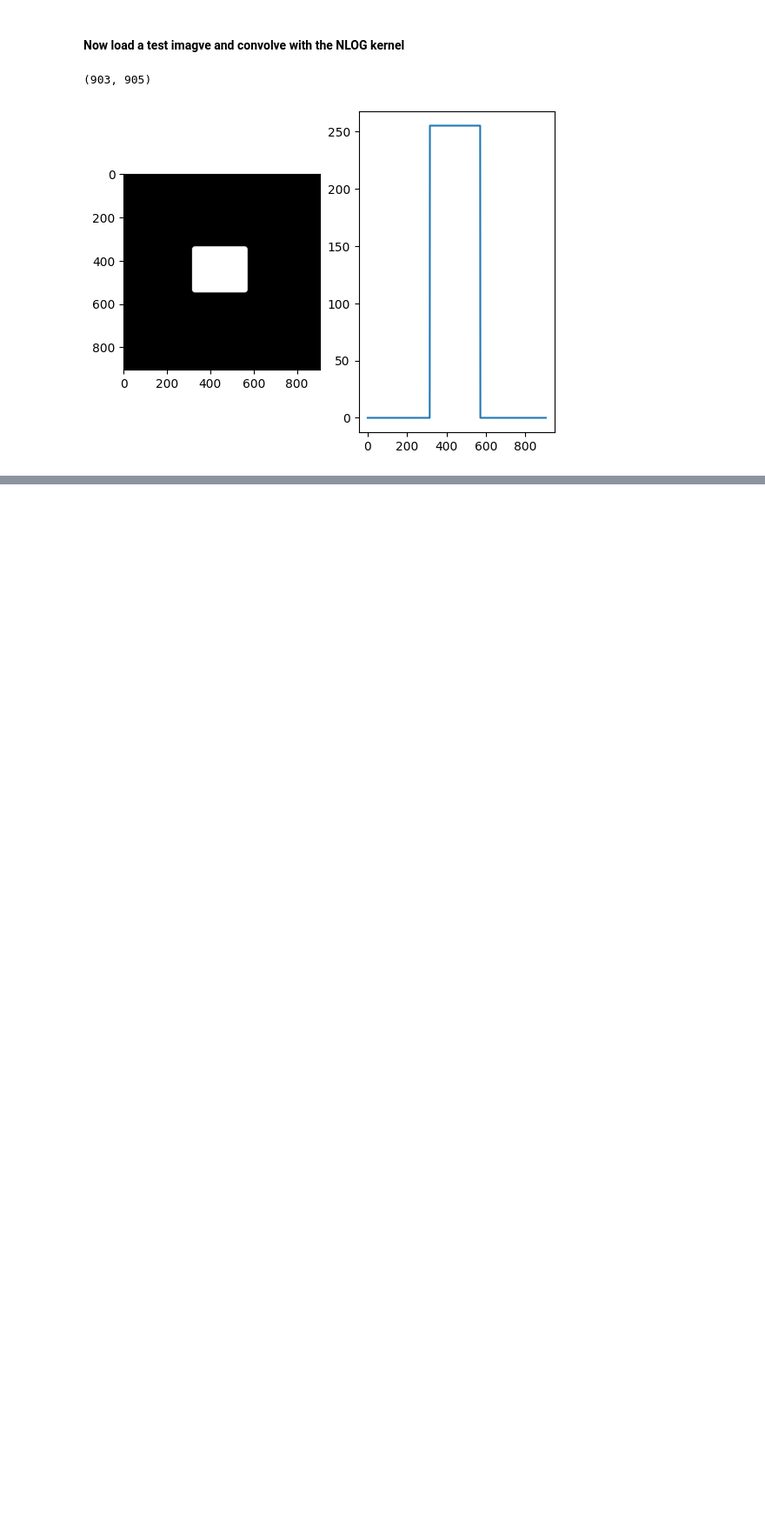
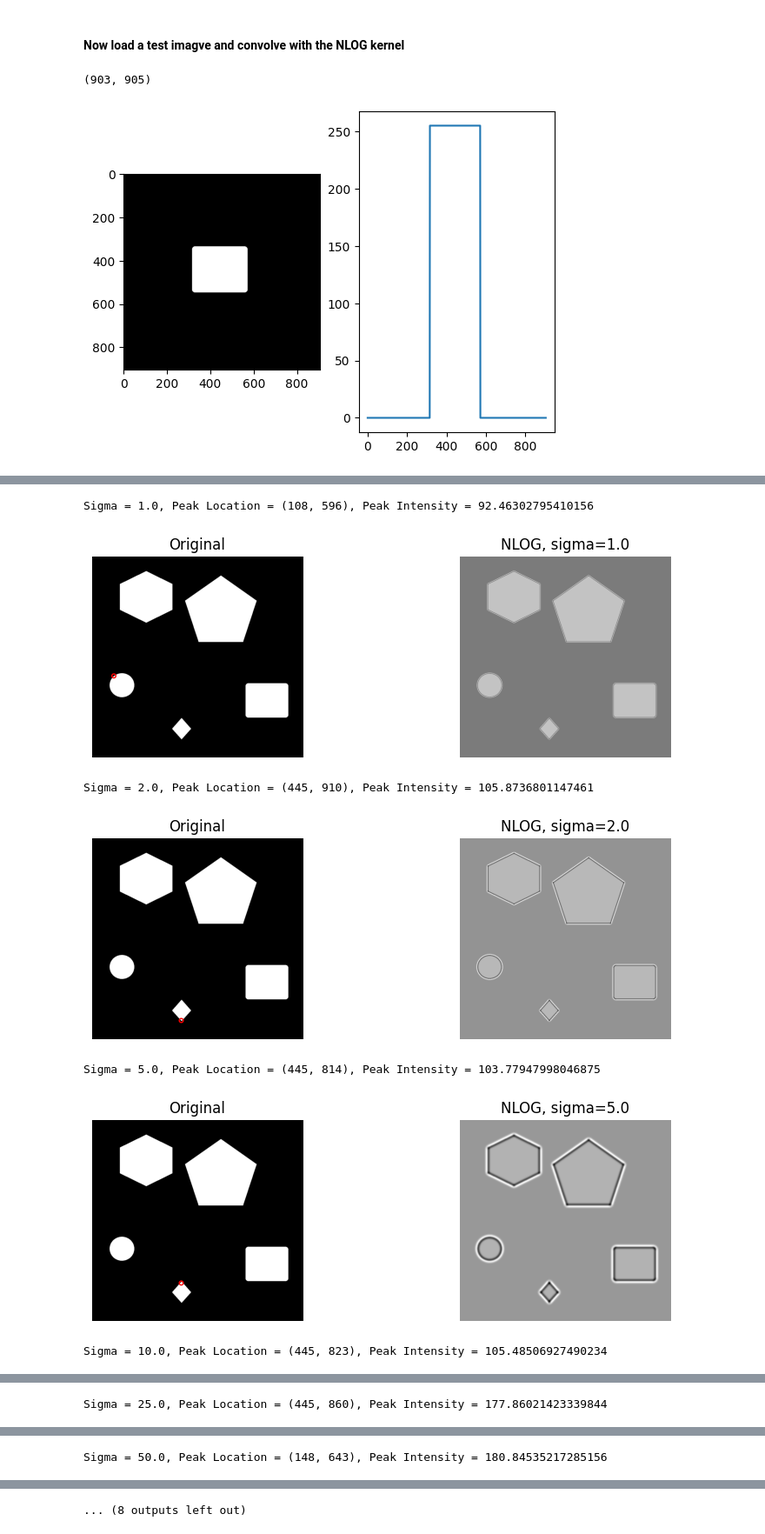
Before and after one commit to tsultan16/Computer_Vision, a Jupyter notebook: feature_detection/blob_detection.ipynb, the cells around one changed output, grey strips where cells are left out. Shown at 87% size. Drawn from its saved outputs; the diff is of its cells as text; code cells hidden in the pictures; blank space fills up the shorter version.

```diff
--- a/feature_detection/blob_detection.ipynb
+++ b/feature_detection/blob_detection.ipynb
@@ -88,0 +87,60 @@ for sigma in sigmas:
+# %%
+def find_peaks(arr, num_peaks=1):
+    arr_abs = np.abs(arr)
+    flat_indices = np.argpartition(arr_abs, -num_peaks, axis=None)[-num_peaks:]
+
+    # Sort the indices based on the corresponding values
+    sorted_indices = flat_indices[np.argsort(arr_abs.flat[flat_indices])]
+
+    # Convert the sorted flat indices to row and column indices
+    row_indices, col_indices = np.unravel_index(sorted_indices, arr_abs.shape)
+
+    peaks = []
+    for i in range(len(row_indices)):
+        peak = (col_indices[i], row_indices[i])
+        peaks.append([peak,  arr_abs[row_indices[i], col_indices[i]]])
+
+    return peaks
+# %%
+# apply NLOG to the image with different sigma values
+sigmas = [1.0, 2.0, 5.0, 10.0, 25.0, 50.0, 75.0, 100.0, 150.0, 256.0]
+#NLOG_stack = []
+for sigma in sigmas:
+
+    filter = LOG_filter(sigma=sigma, normalize=True)
+    img2_log =  cv2.filter2D(img2, -1, filter, cv2.CV_64F)
+    #NLOG_stack.append(img2_log)
+
+    # find the peaks
+    peaks = find_peaks(img2_log)
+
+    print(f"Sigma = {sigma}, Peak Location = {peaks[0][0]}, Peak Intensity = {peaks[0][1]}")
+
+    plt.figure(figsize=(10,3))
+
+    plt.subplot(1,2,1)
+    plt.imshow(img2, cmap='gray')
+    plt.title('Original')
+    plt.axis('off')
+
+    # add a little circle at the peak location
+    circle = patches.Circle(peaks[0][0], radius=10, edgecolor='red', facecolor='none')
+    plt.gca().add_patch(circle)
+
+
+
+    plt.subplot(1,2,2)
+    plt.imshow(img2_log, cmap='gray')
+    plt.title('NLOG, sigma='+str(sigma))
+    plt.axis('off')
+
+
+    plt.show()
+# %% [output]
+Sigma = 1.0, Peak Location = (108, 596), Peak Intensity = 92.46302795410156
+[figure, added]
+Sigma = 2.0, Peak Location = (445, 910), Peak Intensity = 105.8736801147461
+[figure, added]
+Sigma = 5.0, Peak Location = (445, 814), Peak Intensity = 103.77947998046875
+[figure, added]
+Sigma = 10.0, Peak Location = (445, 823), Peak Intensity = 105.48506927490234
@@ -88,0 +148 @@ for sigma in sigmas:
+Sigma = 25.0, Peak Location = (445, 860), Peak Intensity = 177.86021423339844
@@ -88,0 +150 @@ for sigma in sigmas:
+Sigma = 50.0, Peak Location = (148, 643), Peak Intensity = 180.84535217285156
@@ -88,0 +152 @@ for sigma in sigmas:
+... (8 outputs left out)
```
Also changed, not shown: parts of 8 cells of this notebook.
